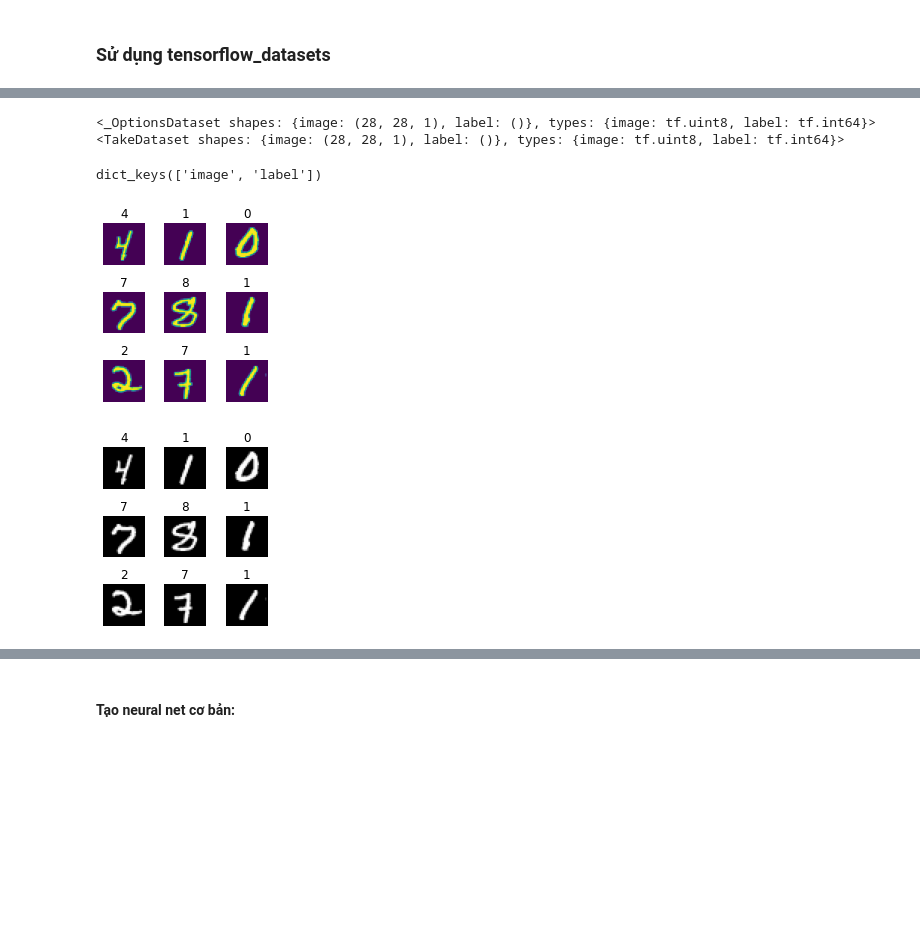
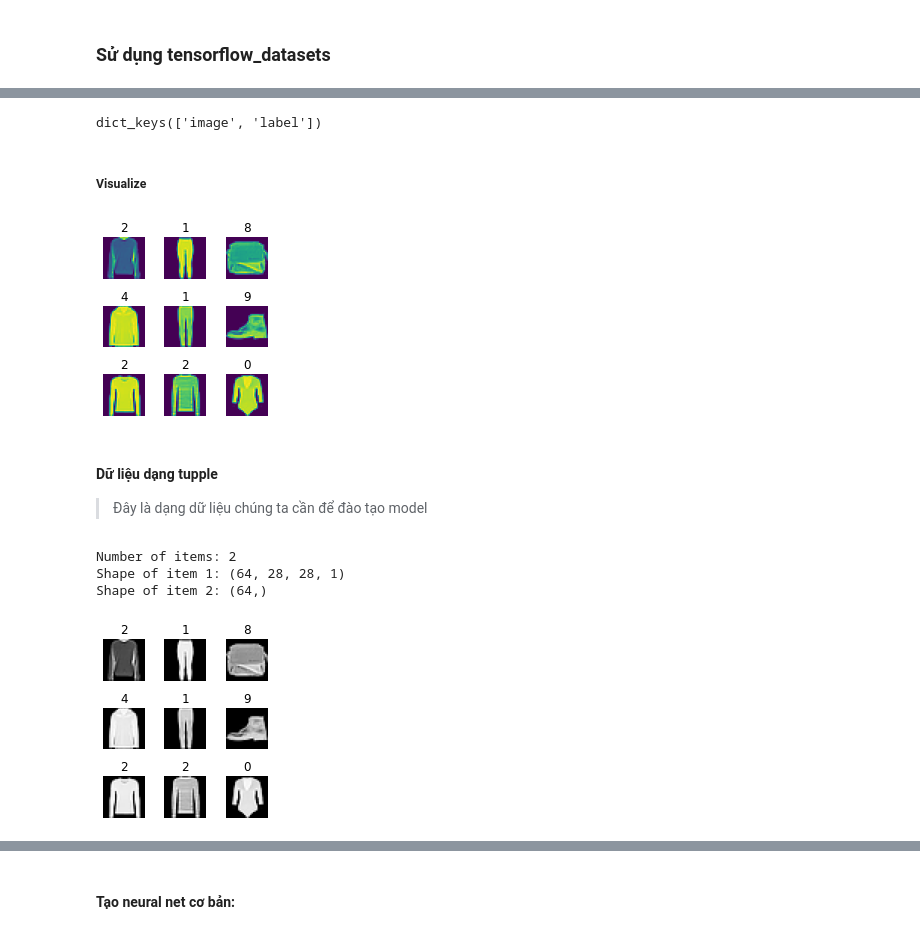
Before and after one commit to ddpham/TFExam, a Jupyter notebook: nbs/image/00_image_dataset.ipynb, the cells around one changed output, grey strips where cells are left out. Saved outputs shown, nothing was run; the diff lists cells and outputs as text; code cells hidden in the pictures; blank space fills up the shorter version.

Commit message:
update data for tensorflow and visualization

```diff
--- a/nbs/image/00_image_dataset.ipynb
+++ b/nbs/image/00_image_dataset.ipynb
@@ -250,5 +240,3 @@ model.fit(X_train, y_train, validation_data=(X_test, y_test), epochs=1, batch_si
 # %%
-# Load dữ liệu train và valid:
-# train_ds, test_ds = tfds.load('mnist', split=['train', 'test'], shuffle_files=True, batch_size=32)
-train_ds, test_ds = tfds.load('mnist', split=['train', 'test'], shuffle_files=True)
+train_ds, test_ds = tfds.load('fashion_mnist', split=['train', 'test'], shuffle_files=True, batch_size=32)
 # %% [output]
@@ -257,10 +246,3 @@ Dataset mnist downloaded and prepared to /home/ddpham/tensorflow_datasets/mnist/
-# %%
-# Kiểm tra loại dữ liệu của train_ds/valid_ds:
-print(train_ds)
-print(train_ds.take(1)) # take method cho chúng ta lấy dữ liệu của tập train theo số lương iterations
-# %% [output]
-<_OptionsDataset shapes: {image: (28, 28, 1), label: ()}, types: {image: tf.uint8, label: tf.int64}>
-<TakeDataset shapes: {image: (28, 28, 1), label: ()}, types: {image: tf.uint8, label: tf.int64}>
 # %%
 # In keys của images:
 for images in train_ds.take(1):
@@ -268,17 +250,21 @@ for images in train_ds.take(1):
     break
 # %% [output]
 dict_keys(['image', 'label'])
+# %% [markdown]
+##### Visualize
 # %%
 # Kiểm tra dữ liệu:
-train_ds, test_ds = tfds.load('mnist', split=['train', 'test'], shuffle_files=True, batch_size=32) # lấy toàn bộ dữ liệu theo batch
 plt.figure(figsize=(3, 3))
 # Nếu sử dụng batch_size trong hàm load:
 for images in train_ds.take(1):
     for i in range(9):
         ax = plt.subplot(3, 3, i + 1)
         plt.imshow(images['image'][i])
         plt.title(images['label'][i].numpy())
         plt.axis("off")
         plt.tight_layout()
 # %% [output]
-[figure, old version]
+[figure, new version]
+# %% [markdown]
+#### Dữ liệu dạng tupple
+> Đây là dạng dữ liệu chúng ta cần để đào tạo model
@@ -285,13 +273,22 @@ for images in train_ds.take(1):
+# %%
+# Kiểm tra shape:
+for images in train_ds.take(1):
+    print('Number of items:', len(images))
+    print('Shape of item 1:', images[0].shape)
+    print('Shape of item 2:', images[1].shape)
+# %% [output]
+Number of items: 2
+Shape of item 1: (64, 28, 28, 1)
+Shape of item 2: (64,)
 # %%
-# # Chuyển dữ liệu thành ảnh 3 channel:
-# Nếu sử dụng batch_size trong hàm load:
+# Kiểm tra dữ liệu:
 plt.figure(figsize=(3, 3))
 for images in train_ds.take(1):
     for i in range(9):
-        ax = plt.subplot(3, 3, i + 1)
-        plt.imshow(np.repeat(images['image'][i], 3, -1))
-        plt.title(images['label'][i].numpy())
+        ax = plt.subplot(3, 3, i+1)
+        plt.imshow(np.repeat(images[0][i], 3, -1))
+        plt.title(images[1][i].numpy())
         plt.axis('off')
         plt.tight_layout()
 # %% [output]
-[figure, old version]
+[figure, new version]
```
Also changed, not shown: parts of 23 cells of this notebook.
